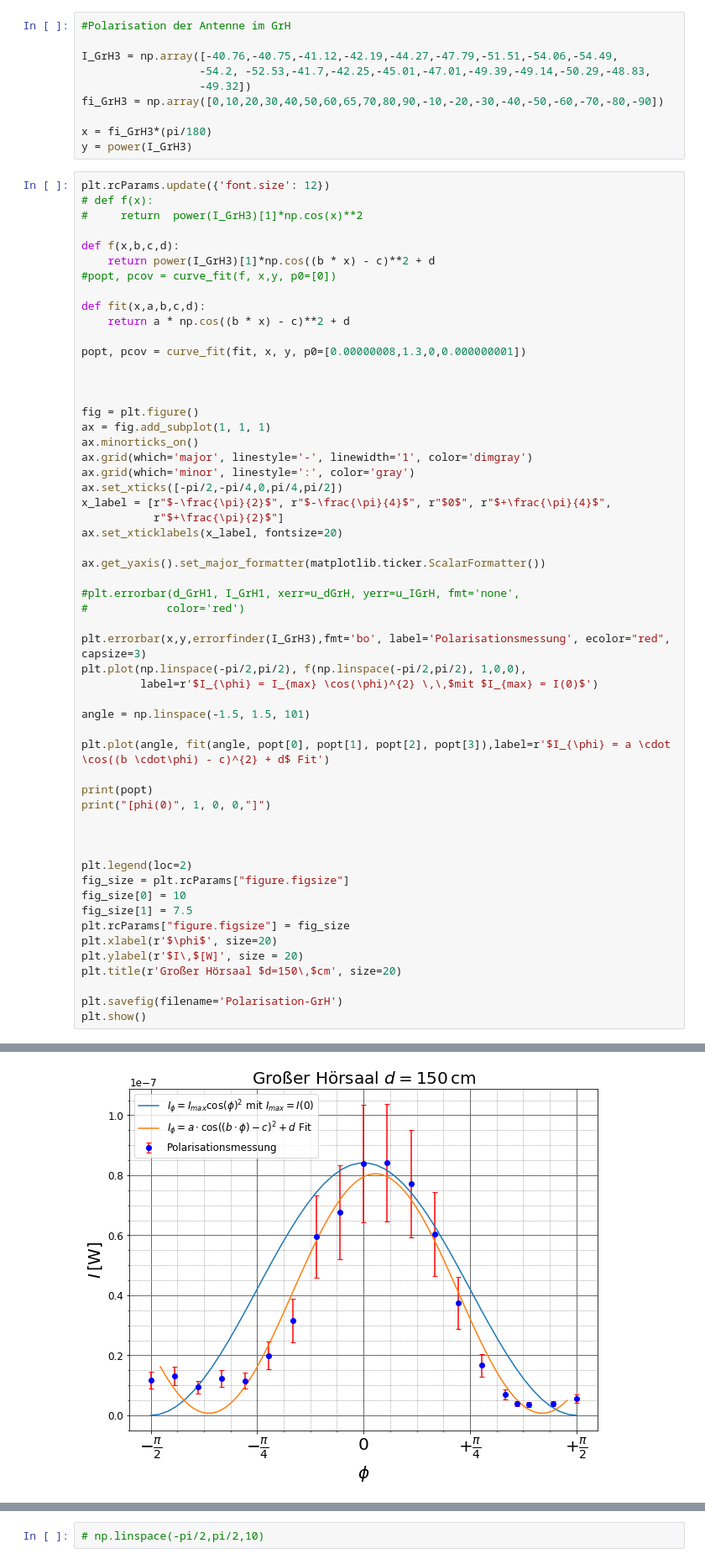
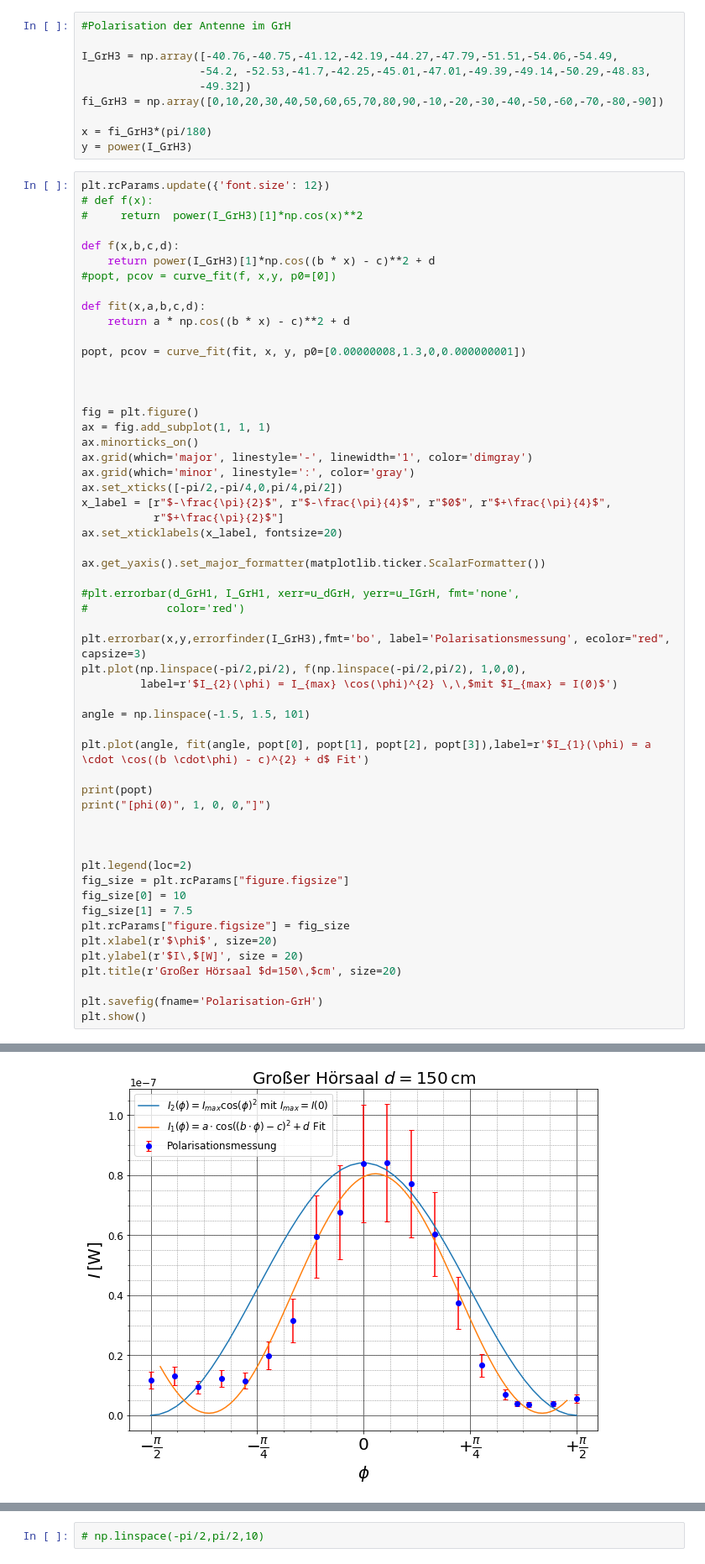
Before and after one commit to BigThonkers/AP2-Antenne, a Jupyter notebook: Rechnungen/Polarisation.ipynb, the cells around one changed output, grey strips where cells are left out. Shown at 84% size. Drawn from its saved outputs; the diff is of its cells as text.

```diff
--- a/Rechnungen/Polarisation.ipynb
+++ b/Rechnungen/Polarisation.ipynb
@@ -95,11 +95,11 @@ ax.get_yaxis().set_major_formatter(matplotlib.ticker.ScalarFormatter())
 
 plt.errorbar(x,y,errorfinder(I_GrH3),fmt='bo', label='Polarisationsmessung', ecolor="red", capsize=3)
 plt.plot(np.linspace(-pi/2,pi/2), f(np.linspace(-pi/2,pi/2), 1,0,0),
-         label=r'$I_{\phi} = I_{max} \cos(\phi)^{2} \,\,$mit $I_{max} = I(0)$')
+         label=r'$I_{2}(\phi) = I_{max} \cos(\phi)^{2} \,\,$mit $I_{max} = I(0)$')
 
 angle = np.linspace(-1.5, 1.5, 101)
 
-plt.plot(angle, fit(angle, popt[0], popt[1], popt[2], popt[3]),label=r'$I_{\phi} = a \cdot \cos((b \cdot\phi) - c)^{2} + d$ Fit')
+plt.plot(angle, fit(angle, popt[0], popt[1], popt[2], popt[3]),label=r'$I_{1}(\phi) = a \cdot \cos((b \cdot\phi) - c)^{2} + d$ Fit')
 
 print(popt)
 print("[phi(0)", 1, 0, 0,"]")
@@ -115,6 +115,6 @@ plt.xlabel(r'$\phi$', size=20)
 plt.ylabel(r'$I\,$[W]', size = 20)
 plt.title(r'Großer Hörsaal $d=150\,$cm', size=20)
 
-plt.savefig(filename='Polarisation-GrH')
+plt.savefig(fname='Polarisation-GrH')
 plt.show()
 # %% [output]
@@ -122,5 +122,5 @@ plt.show()
 [phi(0) 1 0 0 ]
-[figure, old version]
+[figure, new version]
 # %%
 #lab
 I_lab2 = np.array([-37.46,-37.61,-38.44,-40.43,-43.26,-47.24,-52.33,-52.12,-54.54,
```
Also changed, not shown: parts of 2 cells of this notebook.
